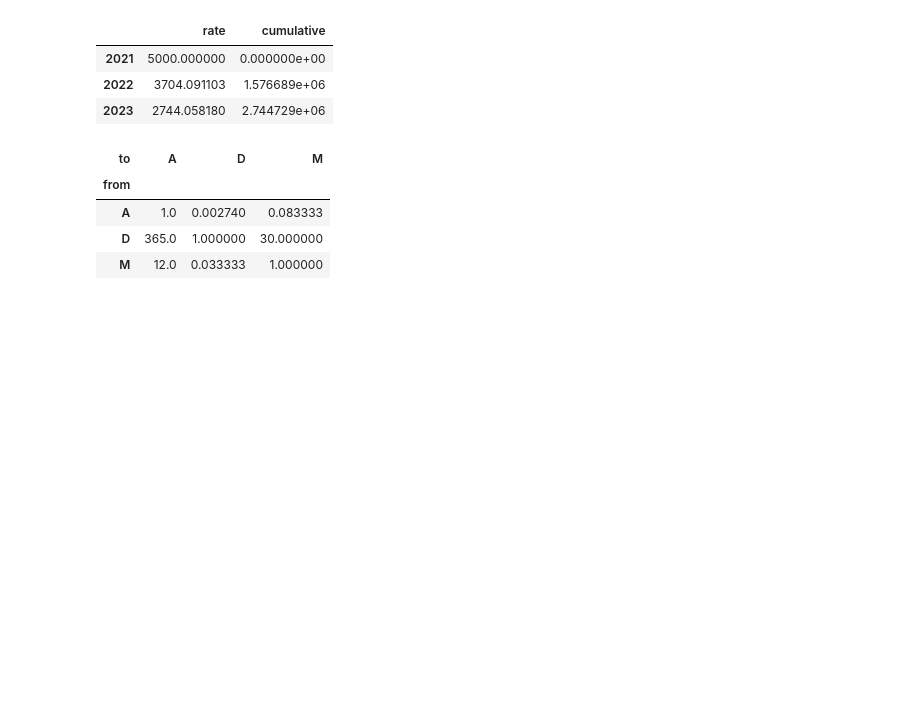
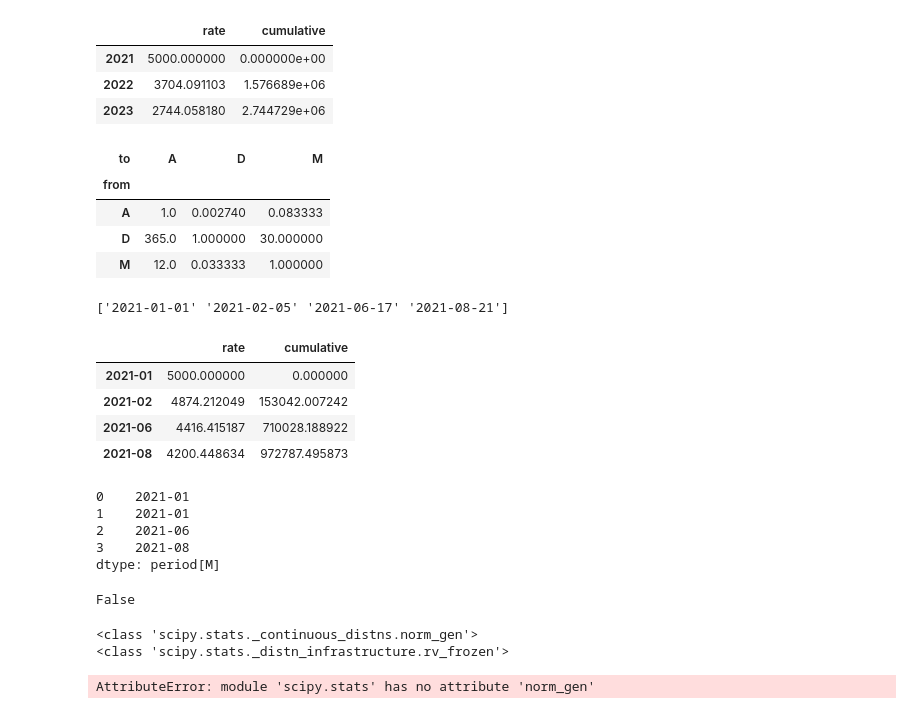
Before and after one commit to scuervo91/dcapy, a Jupyter notebook: examples/Arps_basic_dca.ipynb, the cells around one changed output. Saved outputs shown, nothing was run; the diff lists cells and outputs as text; code cells hidden in the pictures; blank space fills up the shorter version.

Commit message:
Add time list feature

```diff
--- a/examples/Arps_basic_dca.ipynb
+++ b/examples/Arps_basic_dca.ipynb
@@ -316,3 +325,23 @@ dca.time_converter_matrix
 | A | 1.0 | 0.002740 | 0.083333 |
 | D | 365.0 | 1.000000 | 30.000000 |
 | M | 12.0 | 0.033333 | 1.000000 |
+# %%
+times = np.array([date(2021,1,1), date(2021,2,5), date(2021,6,17),date(2021,8,21)], dtype='datetime64')
+print(times)
+dc1.forecast(time_list=times)
+# %% [output]
+['2021-01-01' '2021-02-05' '2021-06-17' '2021-08-21']
+|  | rate | cumulative |
+| 2021-01 | 5000.000000 | 0.000000 |
+| 2021-02 | 4874.212049 | 153042.007242 |
+| 2021-06 | 4416.415187 | 710028.188922 |
+| 2021-08 | 4200.448634 | 972787.495873 |
+# %%
+times = pd.Series(np.array([date(2021,1,1), date(2021,1,5), date(2021,6,17),date(2021,8,21)], dtype='datetime64'))
+print(times.dt.to_period('M'))
+# %% [output]
+0    2021-01
+1    2021-01
+2    2021-06
+3    2021-08
+dtype: period[M]
@@ -318,0 +351,14 @@ dca.time_converter_matrix
+# %%
+issubclass(type(ss),(stats.rv_continuous,stats.rv_discrete))
+# %% [output]
+False
+# %%
+print(type(sf))
+print(type(ss))
+# %% [output]
+<class 'scipy.stats._continuous_distns.norm_gen'>
+<class 'scipy.stats._distn_infrastructure.rv_frozen'>
+# %%
+isinstance(ss,stats.norm_gen)
+# %% [output]
+AttributeError: module 'scipy.stats' has no attribute 'norm_gen'
```
Also changed, not shown: parts of 9 cells of this notebook, 2 other files.
